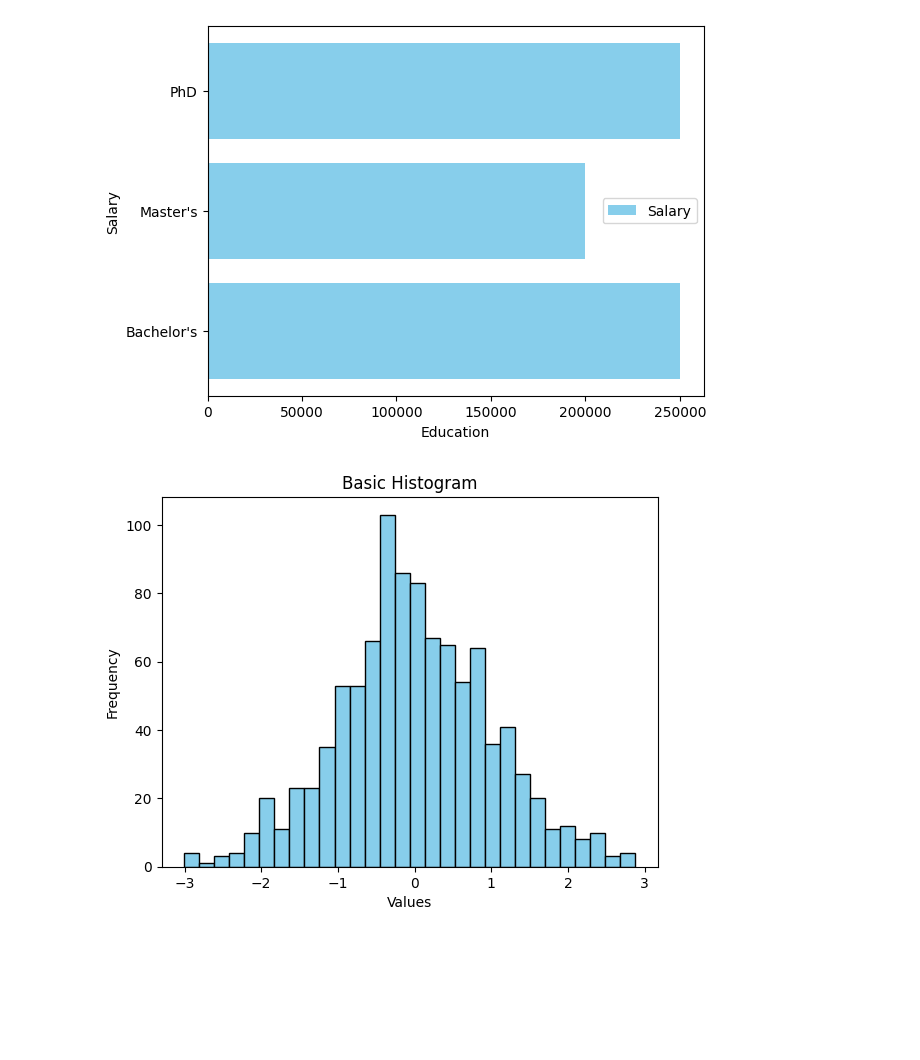
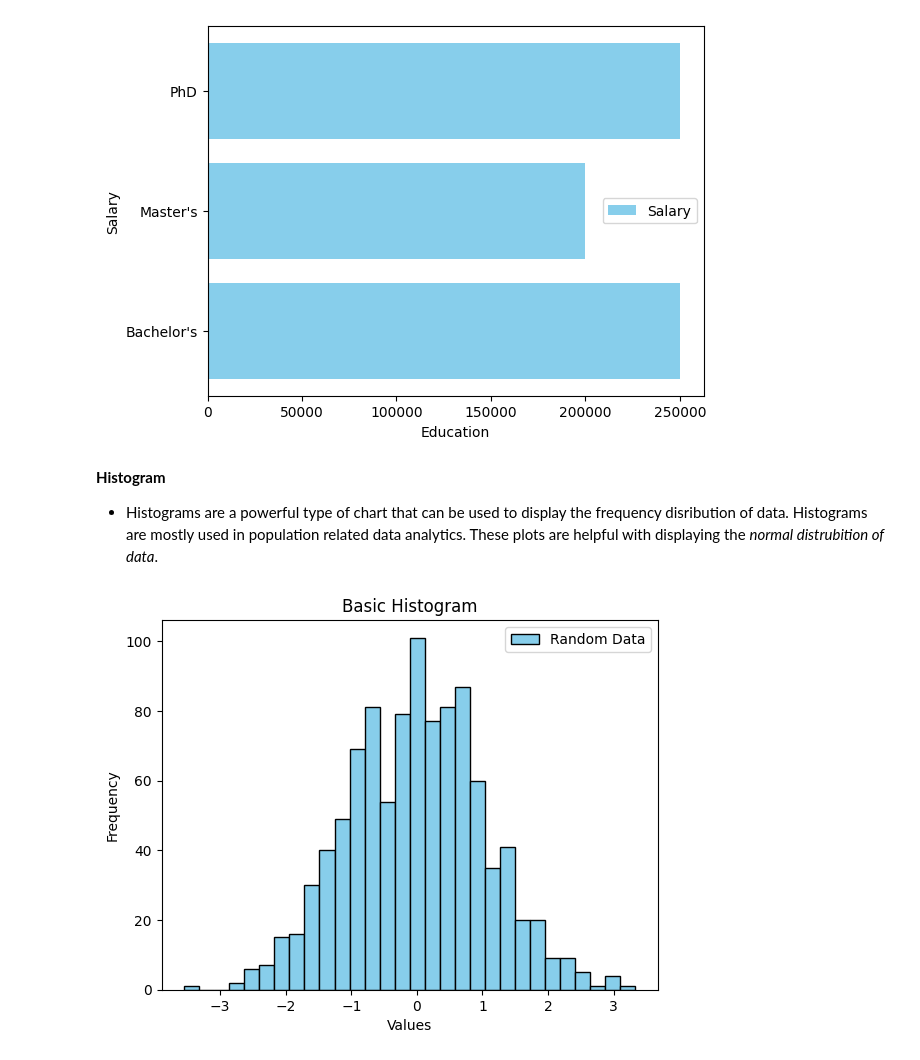
Before and after one commit to Apil120/Learn-ML, a Jupyter notebook: matplotlib/matplotlib.ipynb, the cells around one changed output. Cells and saved outputs as stored; diff of their text form; code cells hidden in the pictures; blank space fills up the shorter version.

Commit message:
Histograms

```diff
--- a/matplotlib/matplotlib.ipynb
+++ b/matplotlib/matplotlib.ipynb
@@ -86,18 +86,21 @@ plt.legend()
 plt.show()
 # %% [output]
 [figure]
+# %% [markdown]
+**Histogram**
+- Histograms are a powerful type of chart that can be used to display the frequency disribution of data. Histograms are mostly used in population related data analytics. These plots are helpful with displaying the *normal distrubition of data*.
 # %%
 import matplotlib.pyplot as plt
 import numpy as np
 
 data = np.random.randn(1000)
 
-plt.hist(data, bins=30, color='skyblue', edgecolor='black')
+plt.hist(data, bins=30, color='skyblue', edgecolor='black',label="Random Data")
 
 plt.xlabel('Values')
 plt.ylabel('Frequency')
 plt.title('Basic Histogram')
-
+plt.legend()
 plt.show()
 # %% [output]
-[figure, old version]
+[figure, new version]
```
Also changed, not shown: parts of 2 cells of this notebook.
